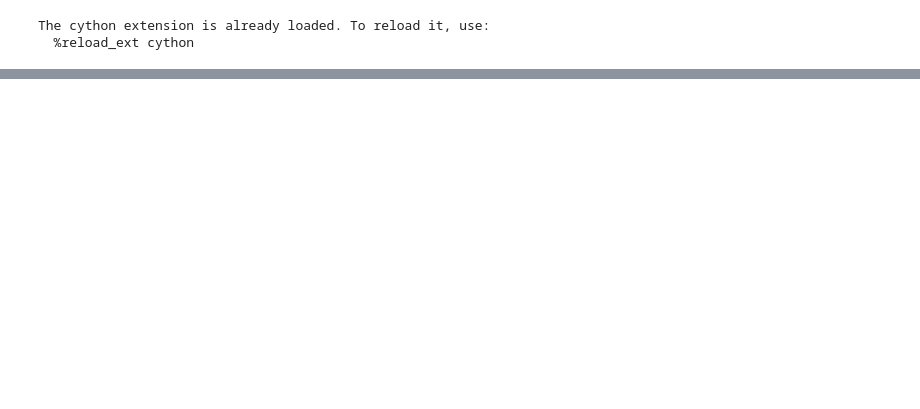
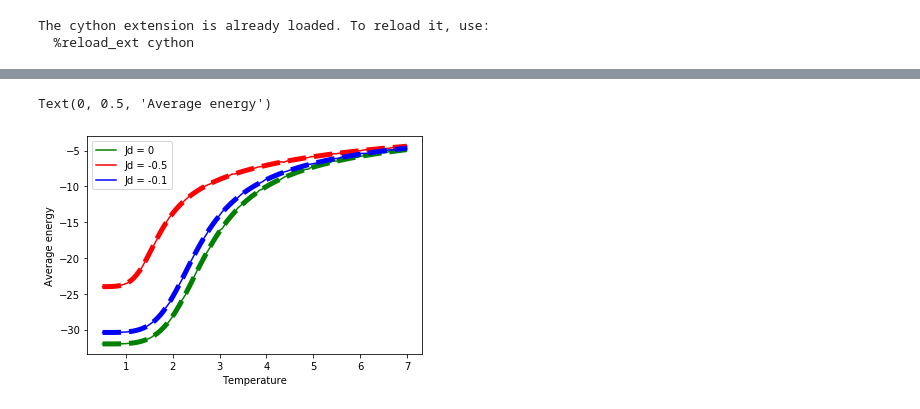
Before and after one commit to vnsverchkova/VKR, a Jupyter notebook: energy, magnetization.ipynb, the cells around one changed output, grey strips where cells are left out. Saved outputs shown, nothing was run; the diff lists cells and outputs as text; code cells hidden in the pictures; blank space fills up the shorter version.

```diff
--- a/energy, magnetization.ipynb
+++ b/energy, magnetization.ipynb
@@ -221,0 +195,13 @@ for t in Temps:
+# %%
+plt.plot(Temps, ene, label = 'Jd = 0', color = 'green')
+plt.plot(Temps, exact_energy, color = 'green', ls = '--',linewidth=5)
+plt.plot(Temps, ene_05, label = 'Jd = -0.5', color = 'red')
+plt.plot(Temps, exact_energy_05, ls = '--', color = 'red', linewidth=5)
+plt.plot(Temps, ene_01, label = 'Jd = -0.1', color = 'blue')
+plt.plot(Temps, exact_energy_01, ls = '--', color = 'blue', linewidth=5)
+plt.legend()
+plt.xlabel("Temperature")
+plt.ylabel("Average energy")
+# %% [output]
+Text(0, 0.5, 'Average energy')
+[figure, added]
```
Also changed, not shown: parts of 20 cells of this notebook.
